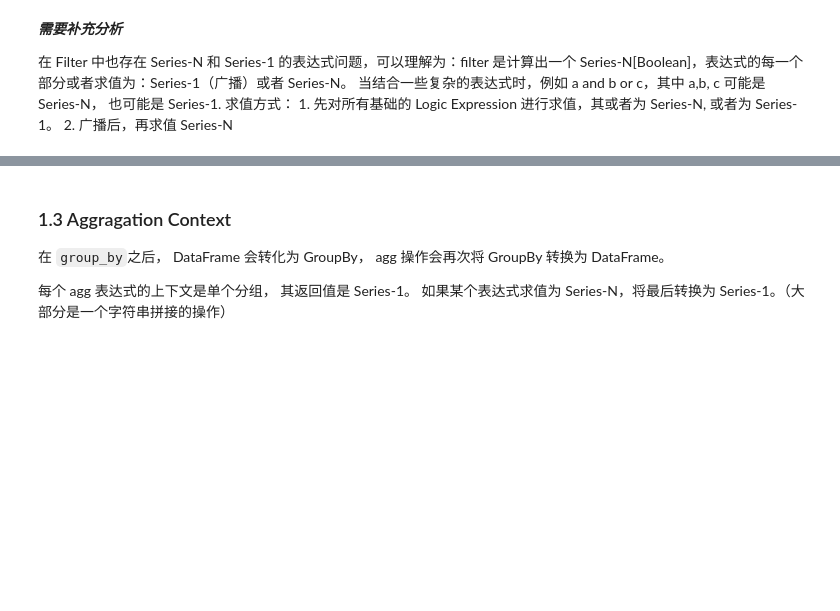
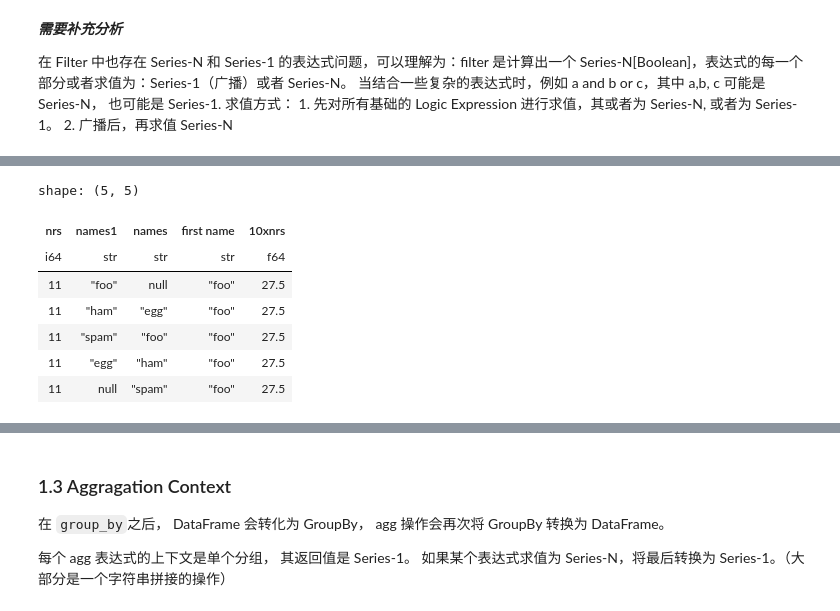
Before and after one commit to wangzaixiang/notebooks, a Jupyter notebook: polars/polars-1.ipynb, the cells around one changed output, grey strips where cells are left out. Cells and saved outputs as stored; diff of their text form; code cells hidden in the pictures; blank space fills up the shorter version.

```diff
--- a/polars/polars-1.ipynb
+++ b/polars/polars-1.ipynb
@@ -174,0 +192,16 @@ shape: (5, 4)
+# %%
+df1 = df.select(
+    pl.sum("nrs"),                                # Scalar
+    pl.col("names").alias("names1"),
+    pl.col("names").sort(),                       # Series[N]
+    pl.col("names").first().alias("first name"),  # Scalar
+    (pl.mean("nrs") * 10).alias("10xnrs"),        # Scalar
+) .filter(pl.col("nrs") > 2 )
+
+df2 = df.filter(pl.col("nrs") > 2).select(
+    pl.sum("nrs"),                                # Scalar
+    pl.col("names").alias("names1"),
+    pl.col("names").sort(),                       # Series[N]
+    pl.col("names").first().alias("first name"),  # Scalar
+    (pl.mean("nrs") * 10).alias("10xnrs"),        # Scalar
+)
@@ -174,0 +226,11 @@ shape: (5, 4)
+# %%
+df1
+# %% [output]
+shape: (5, 5)
+| nrs | names1 | names | first name | 10xnrs |
+| i64 | str | str | str | f64 |
+| 11 | "foo" | null | "foo" | 27.5 |
+| 11 | "ham" | "egg" | "foo" | 27.5 |
+| 11 | "spam" | "foo" | "foo" | 27.5 |
+| 11 | "egg" | "ham" | "foo" | 27.5 |
+| 11 | null | "spam" | "foo" | 27.5 |
```
Also changed, not shown: parts of 16 cells of this notebook, 5 other files.
